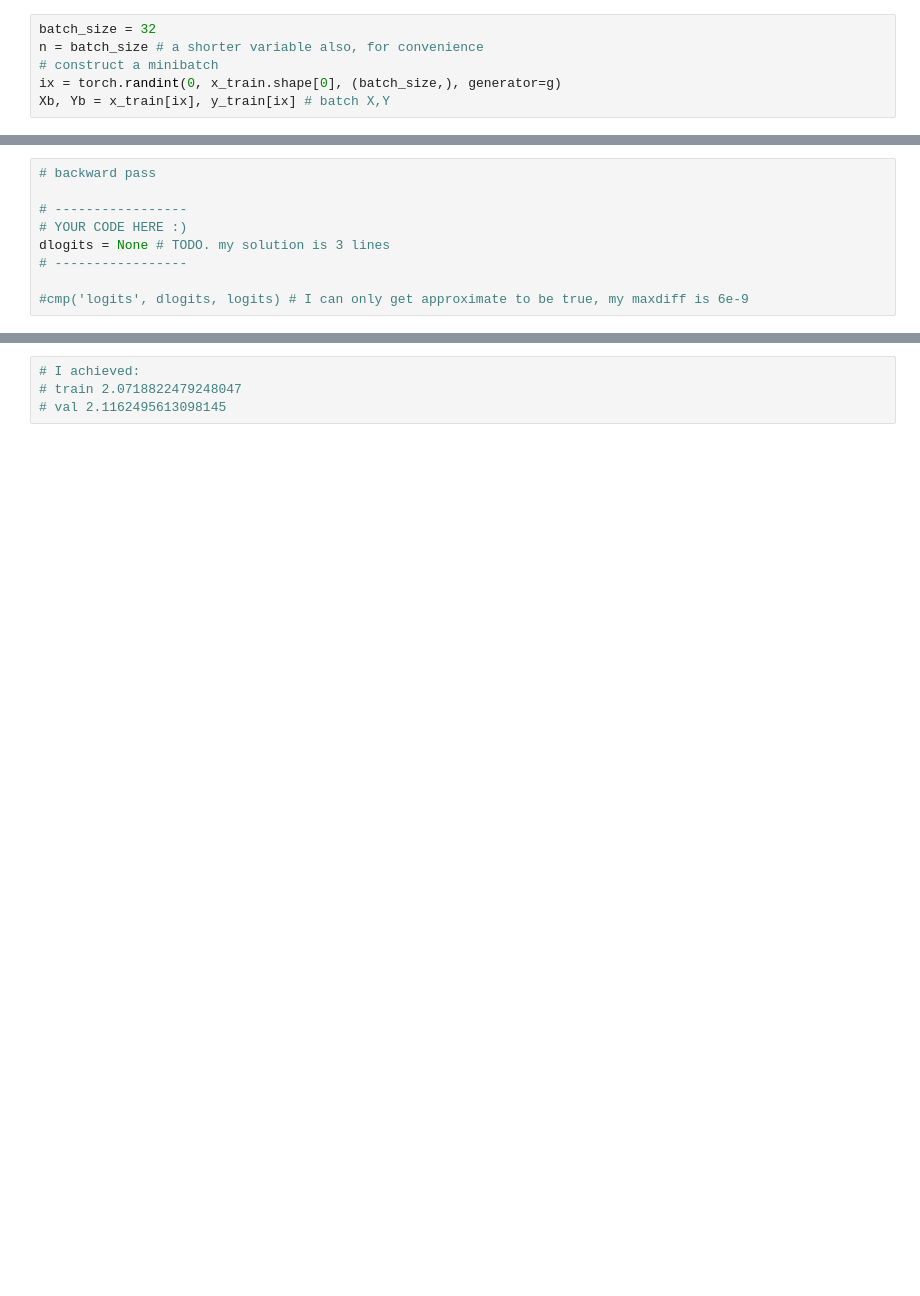
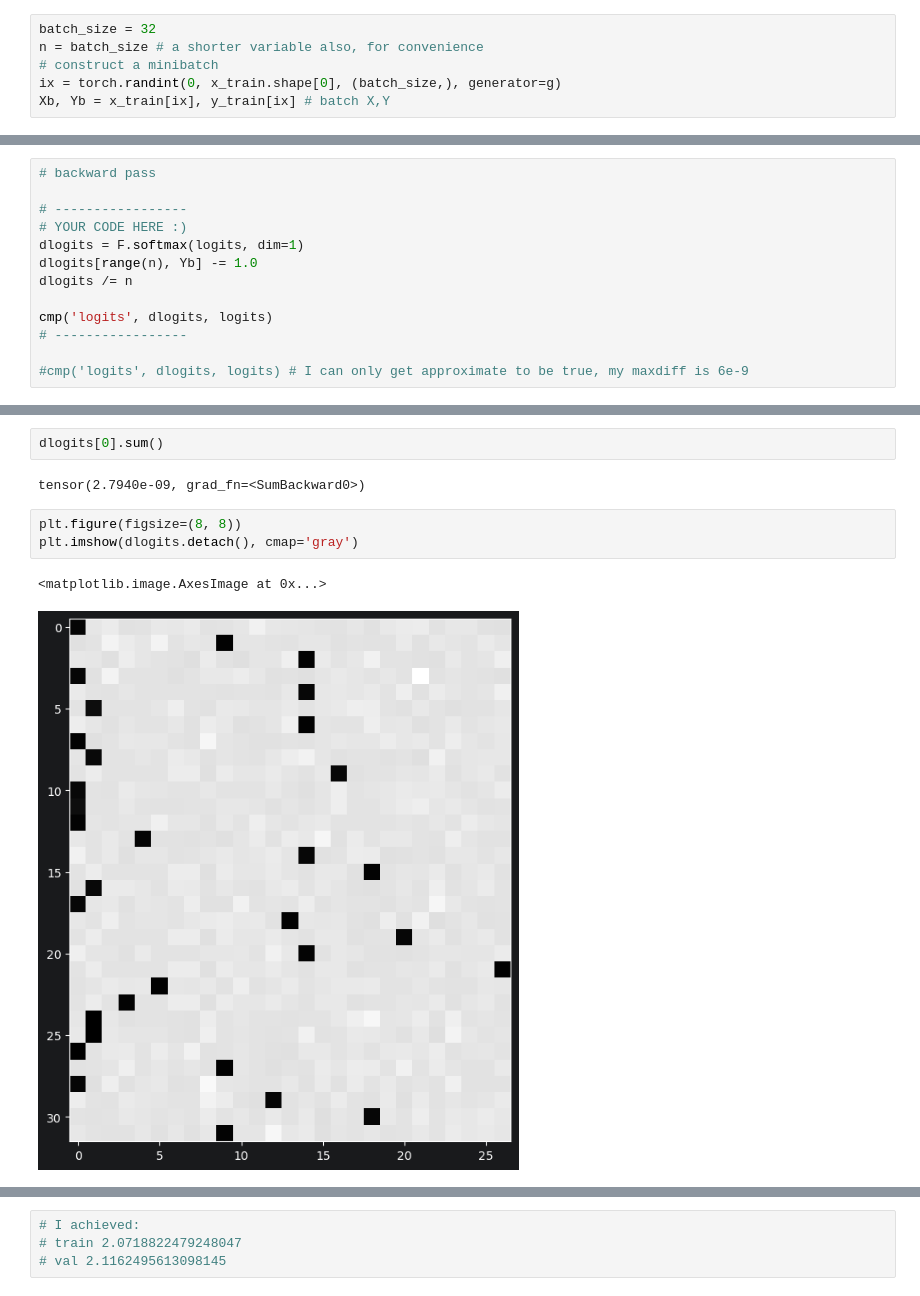
Before and after one commit to JeffJin/py-ai, a Jupyter notebook: zero-to-hero/makemore/mlp_part4.ipynb, the cells around one changed output, grey strips where cells are left out. Cells and saved outputs as stored; diff of their text form; blank space fills up the shorter version.

```diff
--- a/zero-to-hero/makemore/mlp_part4.ipynb
+++ b/zero-to-hero/makemore/mlp_part4.ipynb
@@ -272,7 +306,11 @@ print(loss_fast.item(), 'diff:', (loss_fast - loss).item())
 
 # -----------------
 # YOUR CODE HERE :)
-dlogits = None # TODO. my solution is 3 lines
+dlogits = F.softmax(logits, dim=1)
+dlogits[range(n), Yb] -= 1.0
+dlogits /= n
+
+cmp('logits', dlogits, logits)
 # -----------------
 
 #cmp('logits', dlogits, logits) # I can only get approximate to be true, my maxdiff is 6e-9
@@ -279,3 +333,13 @@ dlogits = None # TODO. my solution is 3 lines
+# %%
+dlogits[0].sum()
+# %% [output]
+tensor(2.7940e-09, grad_fn=<SumBackward0>)
+# %%
+plt.figure(figsize=(8, 8))
+plt.imshow(dlogits.detach(), cmap='gray')
+# %% [output]
+<matplotlib.image.AxesImage at 0x...>
+[figure, added]
 # %%
 # Exercise 3: backprop through batchnorm but all in one go
 # to complete this challenge look at the mathematical expression of the output of batchnorm,
```
Also changed, not shown: parts of 15 cells of this notebook.
